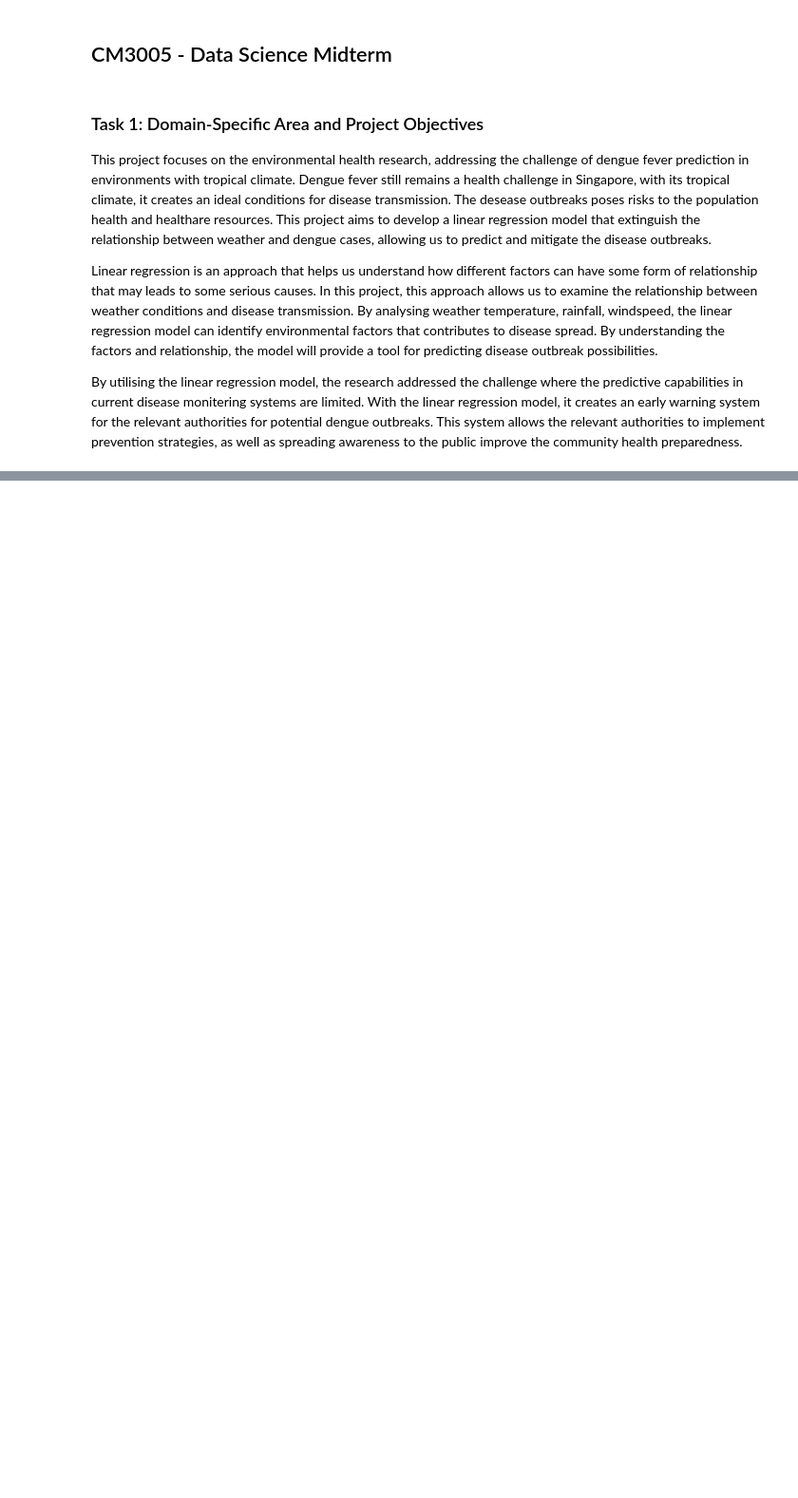
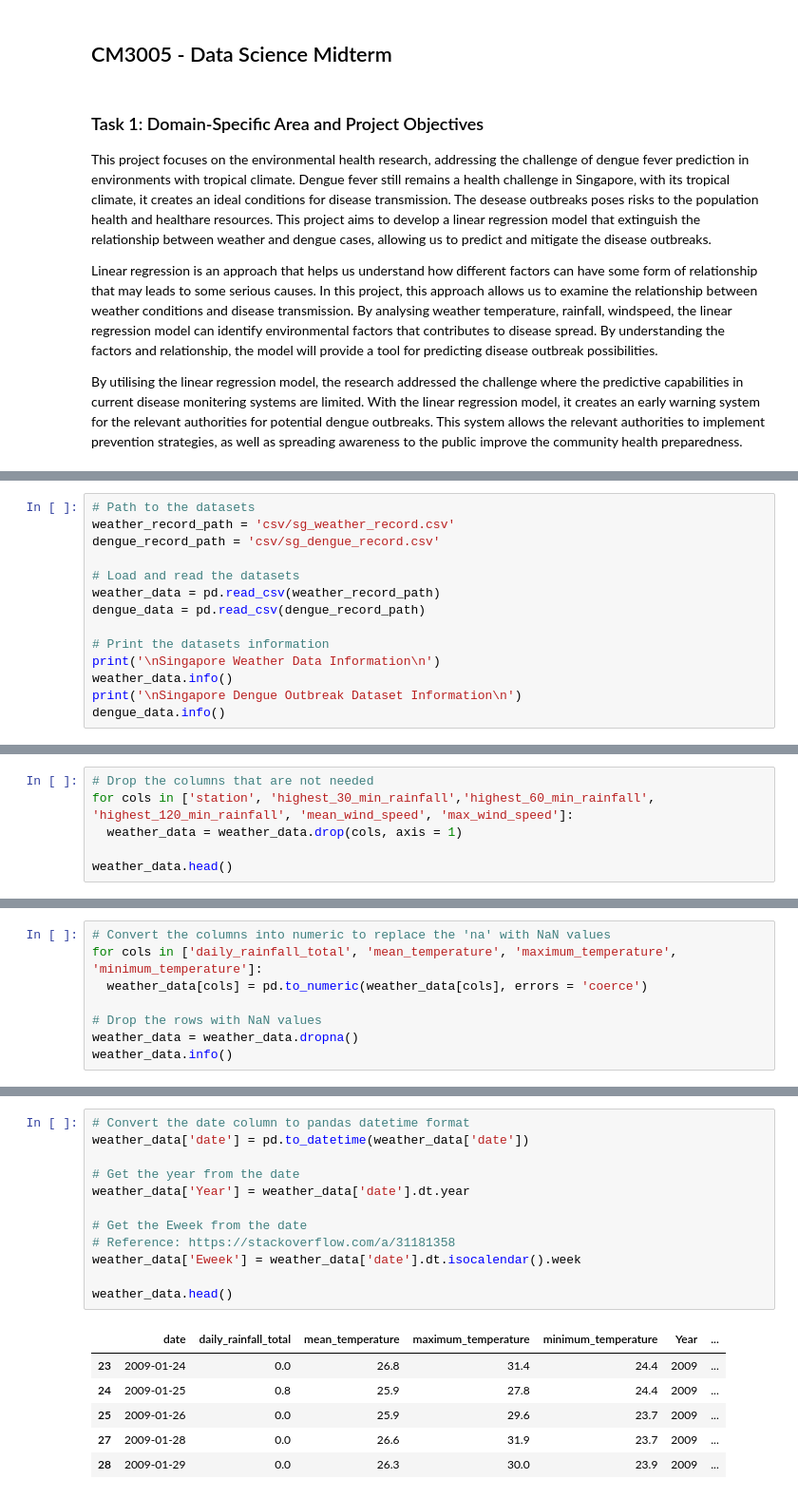
Before and after one commit to Jx1126/ds-midterm, a Jupyter notebook: midterm.ipynb, the cells around one changed output, grey strips where cells are left out. Shown at 95% size. Saved outputs shown, nothing was run; the diff lists cells and outputs as text; blank space fills up the shorter version.

```diff
--- a/midterm.ipynb
+++ b/midterm.ipynb
@@ -52,0 +71,14 @@ Column Legend:
+# %%
+# Path to the datasets
+weather_record_path = 'csv/sg_weather_record.csv'
+dengue_record_path = 'csv/sg_dengue_record.csv'
+
+# Load and read the datasets
+weather_data = pd.read_csv(weather_record_path)
+dengue_data = pd.read_csv(dengue_record_path)
+
+# Print the datasets information
+print('\nSingapore Weather Data Information\n')
+weather_data.info()
+print('\nSingapore Dengue Outbreak Dataset Information\n')
+dengue_data.info()
@@ -52,0 +125,6 @@ Column Legend:
+# %%
+# Drop the columns that are not needed
+for cols in ['station', 'highest_30_min_rainfall','highest_60_min_rainfall', 'highest_120_min_rainfall', 'mean_wind_speed', 'max_wind_speed']:
+  weather_data = weather_data.drop(cols, axis = 1)
+
+weather_data.head()
@@ -52,0 +138,8 @@ Column Legend:
+# %%
+# Convert the columns into numeric to replace the 'na' with NaN values
+for cols in ['daily_rainfall_total', 'mean_temperature', 'maximum_temperature', 'minimum_temperature']:
+  weather_data[cols] = pd.to_numeric(weather_data[cols], errors = 'coerce')
+
+# Drop the rows with NaN values
+weather_data = weather_data.dropna()
+weather_data.info()
@@ -52,0 +159,19 @@ Column Legend:
+# %%
+# Convert the date column to pandas datetime format
+weather_data['date'] = pd.to_datetime(weather_data['date'])
+
+# Get the year from the date
+weather_data['Year'] = weather_data['date'].dt.year
+
+# Get the Eweek from the date
+# Reference: https://stackoverflow.com/a/31181358
+weather_data['Eweek'] = weather_data['date'].dt.isocalendar().week
+
+weather_data.head()
+# %% [output]
+|  | date | daily_rainfall_total | mean_temperature | maximum_temperature | minimum_temperature | Year | ... |
+| 23 | 2009-01-24 | 0.0 | 26.8 | 31.4 | 24.4 | 2009 | ... |
+| 24 | 2009-01-25 | 0.8 | 25.9 | 27.8 | 24.4 | 2009 | ... |
+| 25 | 2009-01-26 | 0.0 | 25.9 | 29.6 | 23.7 | 2009 | ... |
+| 27 | 2009-01-28 | 0.0 | 26.6 | 31.9 | 23.7 | 2009 | ... |
+| 28 | 2009-01-29 | 0.0 | 26.3 | 30.0 | 23.9 | 2009 | ... |
```
Also changed, not shown: parts of 17 cells of this notebook.
